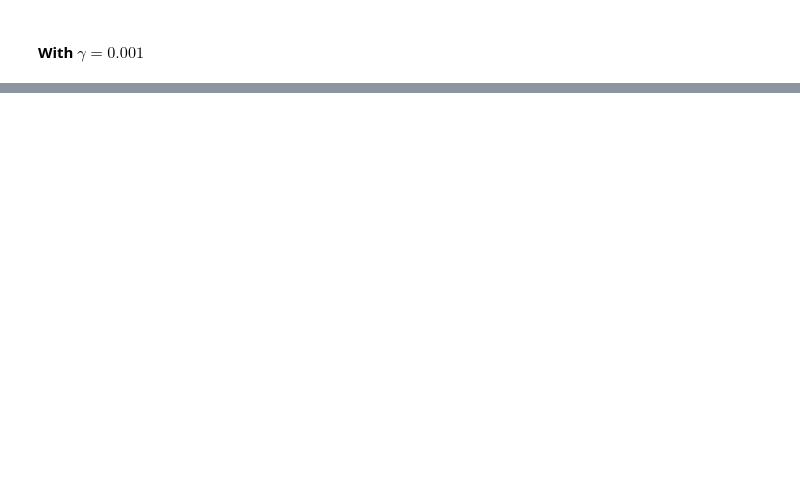
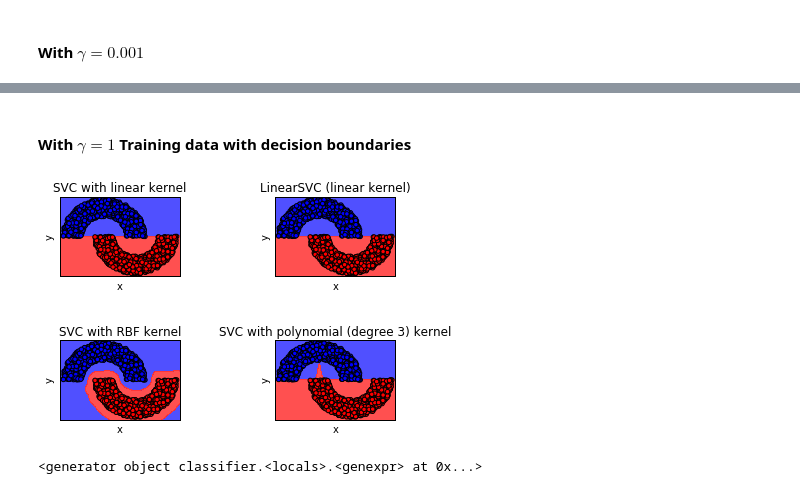
Before and after one commit to bhargavimahesh/Support-vector-machine-Double-moon, a Jupyter notebook: Double_moon_classification.ipynb, the cells around one changed output, grey strips where cells are left out. Drawn from its saved outputs; the diff is of its cells as text; code cells hidden in the pictures; blank space fills up the shorter version.

```diff
--- a/Double_moon_classification.ipynb
+++ b/Double_moon_classification.ipynb
@@ -259,0 +211,11 @@ NameError: name 'create_dataset' is not defined
+# %% [markdown]
+#### With $\gamma=1$  Training data with decision boundaries
+# %%
+gamma= 1
+degree = 3
+d=0
+x,y =create_dataset(1000,d,r,w)
+classifier(x,y,gamma,degree)
+# %% [output]
+[figure, added]
+<generator object classifier.<locals>.<genexpr> at 0x...>
```
Also changed, not shown: parts of 47 cells of this notebook.
